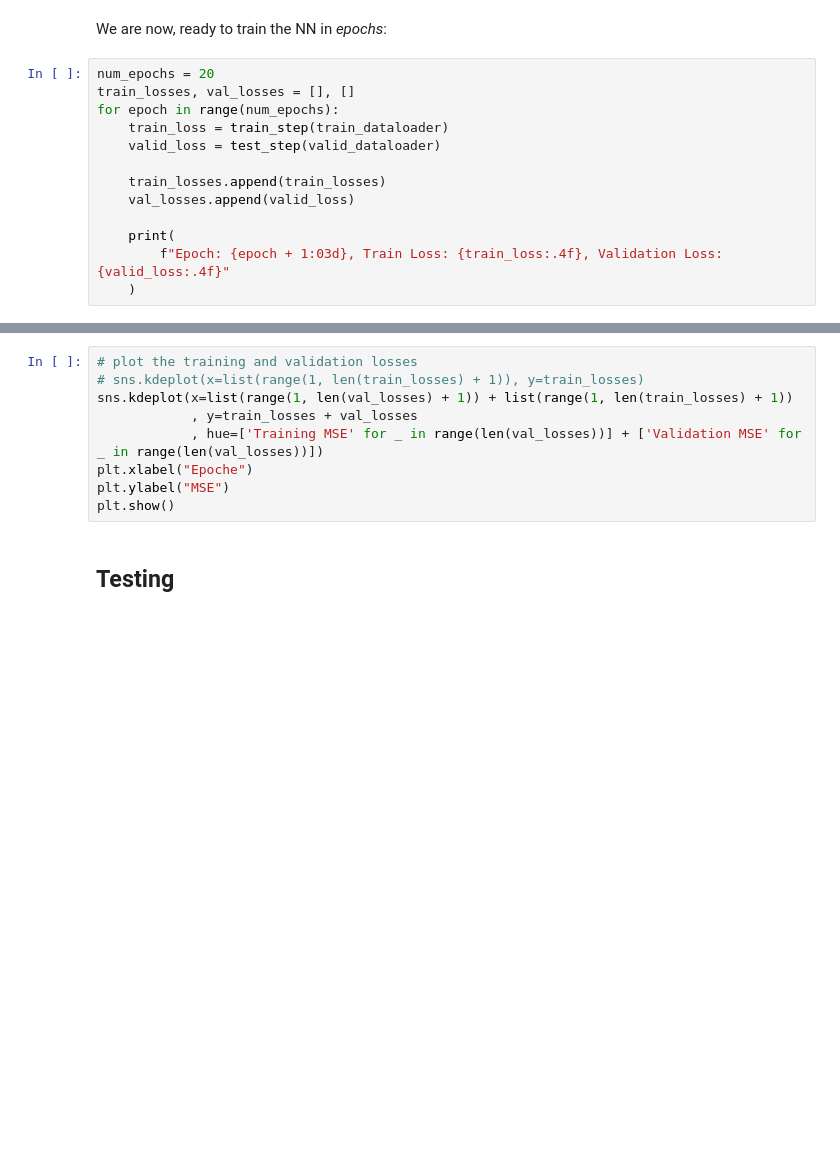
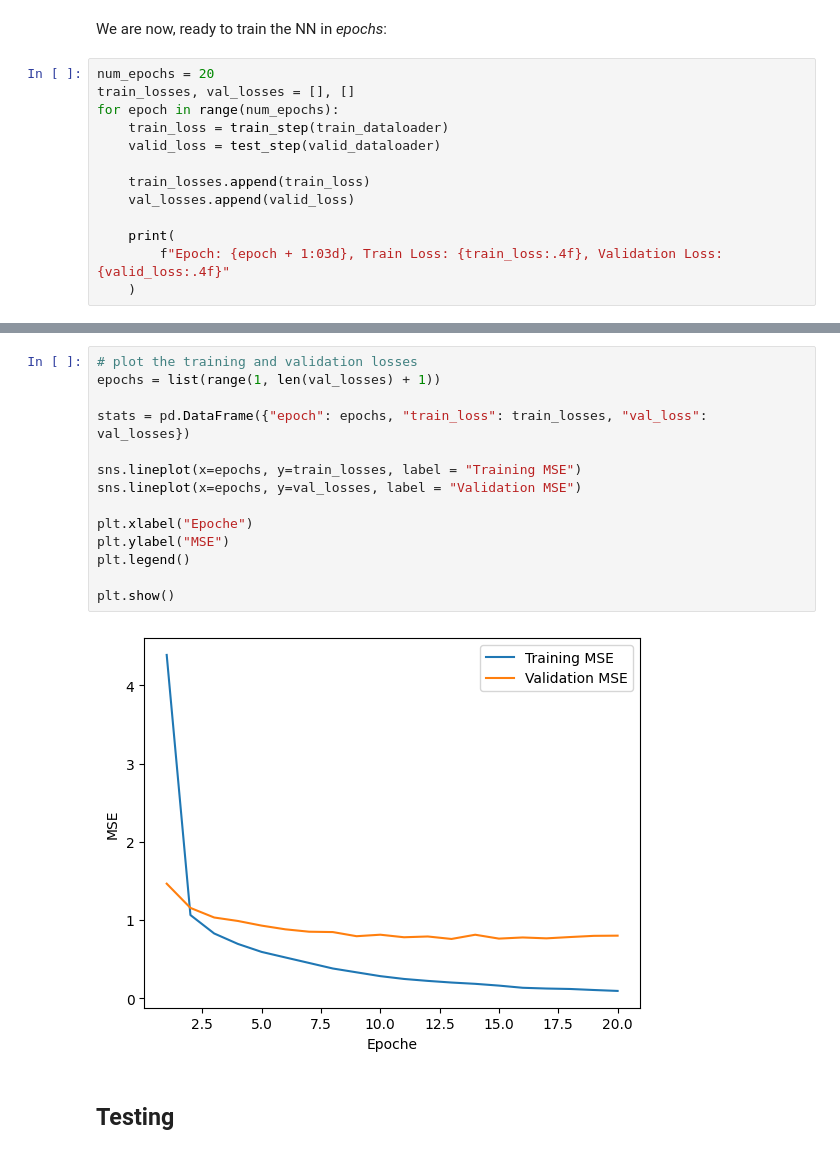
Before and after one commit to volkamerlab/cic_summerschool_2025, a Jupyter notebook: session_3/session_3.ipynb, the cells around one changed output, grey strips where cells are left out. Cells and saved outputs as stored; diff of their text form; blank space fills up the shorter version.

```diff
--- a/session_3/session_3.ipynb
+++ b/session_3/session_3.ipynb
@@ -220,7 +225,7 @@ for epoch in range(num_epochs):
     train_loss = train_step(train_dataloader)
     valid_loss = test_step(valid_dataloader)
 
-    train_losses.append(train_losses)
+    train_losses.append(train_loss)
     val_losses.append(valid_loss)
 
     print(
@@ -250,12 +255,19 @@ Epoch: 020, Train Loss: 0.1040, Validation Loss: 0.7361
 # %%
 # plot the training and validation losses
-# sns.kdeplot(x=list(range(1, len(train_losses) + 1)), y=train_losses)
-sns.kdeplot(x=list(range(1, len(val_losses) + 1)) + list(range(1, len(train_losses) + 1))
-            , y=train_losses + val_losses
-            , hue=['Training MSE' for _ in range(len(val_losses))] + ['Validation MSE' for _ in range(len(val_losses))])
+epochs = list(range(1, len(val_losses) + 1))
+
+stats = pd.DataFrame({"epoch": epochs, "train_loss": train_losses, "val_loss": val_losses})
+
+sns.lineplot(x=epochs, y=train_losses, label = "Training MSE")
+sns.lineplot(x=epochs, y=val_losses, label = "Validation MSE")
+
 plt.xlabel("Epoche")
 plt.ylabel("MSE")
+plt.legend()
+
 plt.show()
+# %% [output]
+[figure, added]
 # %% [markdown]
 ## Testing
 # %%
```
Also changed, not shown: parts of 11 cells of this notebook.
